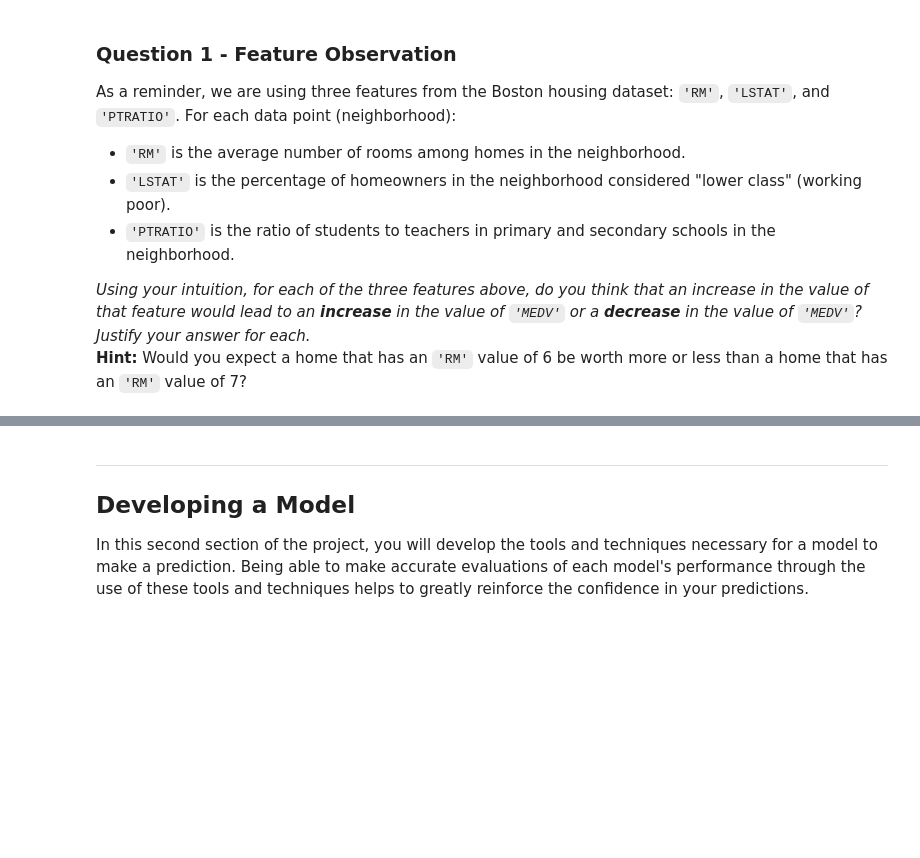
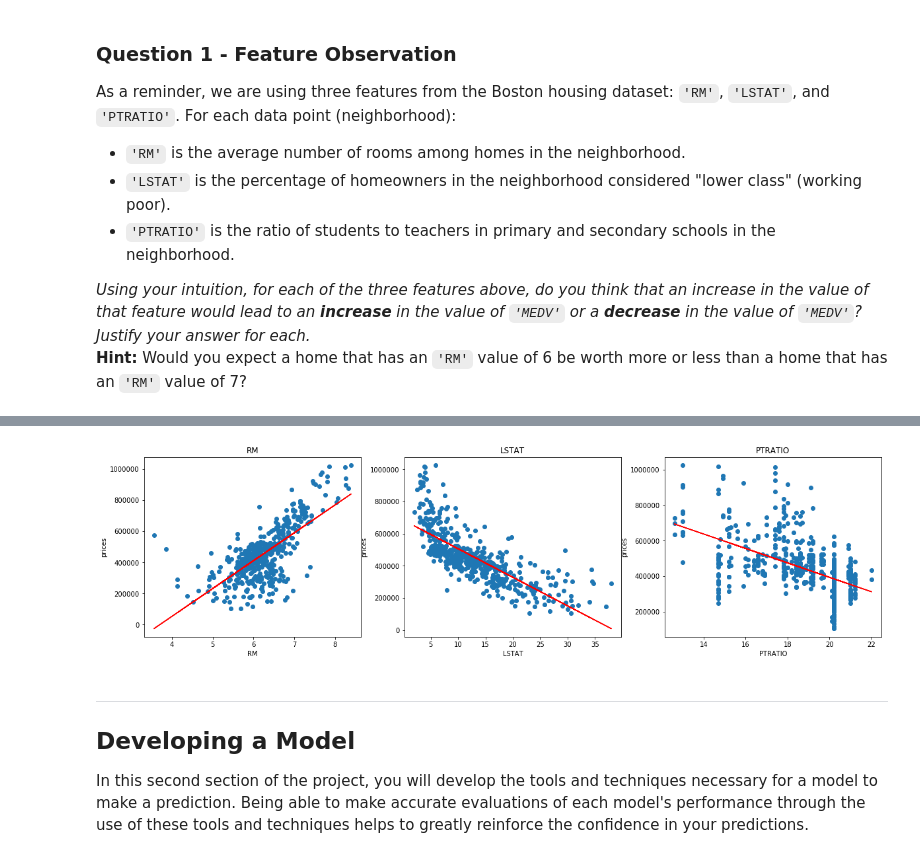
Before and after one commit to fileung/UdacityMLNDProject1PredictingBostonHousingPrices, a Jupyter notebook: boston_housing.ipynb, the cells around one changed output, grey strips where cells are left out. Saved outputs shown, nothing was run; the diff lists cells and outputs as text; code cells hidden in the pictures; blank space fills up the shorter version.

```diff
--- a/boston_housing.ipynb
+++ b/boston_housing.ipynb
@@ -114,4 +125,26 @@ PTRATIO - Yes. Generally lower number of pupils in a classroom means each pupil
 **
+# %%
+import matplotlib.pyplot as plt
+
+plt.figure(figsize=(20,5))
+
+for i, col in enumerate(features.columns):
+    plt.subplot(1, 3, i+1)
+
+    #scatter plots
+    plt.plot(data[col], prices, 'o')
+
+    # plot a line of best fit y=mx+b
+    y = data['MEDV']
+    x = data[col]
+    m, b = np.polyfit(x, y, 1)
+    plt.plot(x, (m*x) + b, '-', color='r')
+
+    plt.title(col)
+    plt.xlabel(col)
+    plt.ylabel('prices')
+# %% [output]
+[figure, added]
 # %% [markdown]
 ----
 
```
Also changed, not shown: parts of 9 cells of this notebook, 1 other file.
